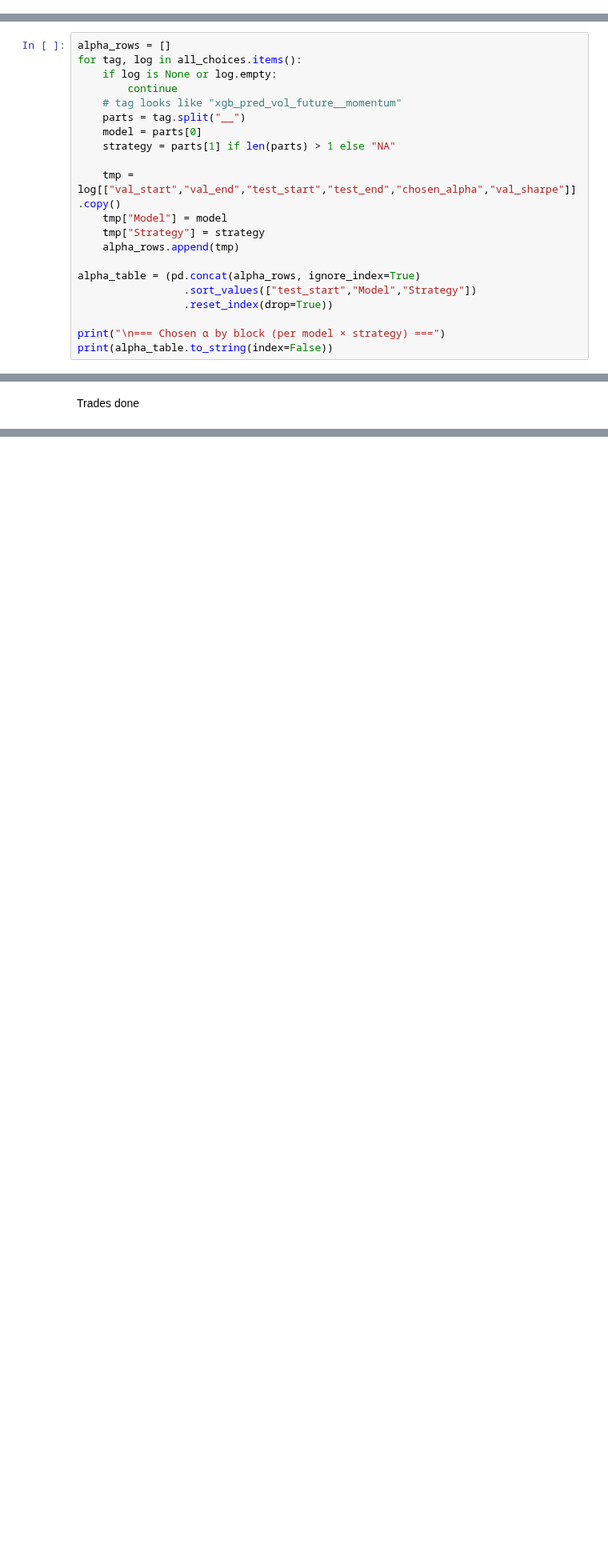
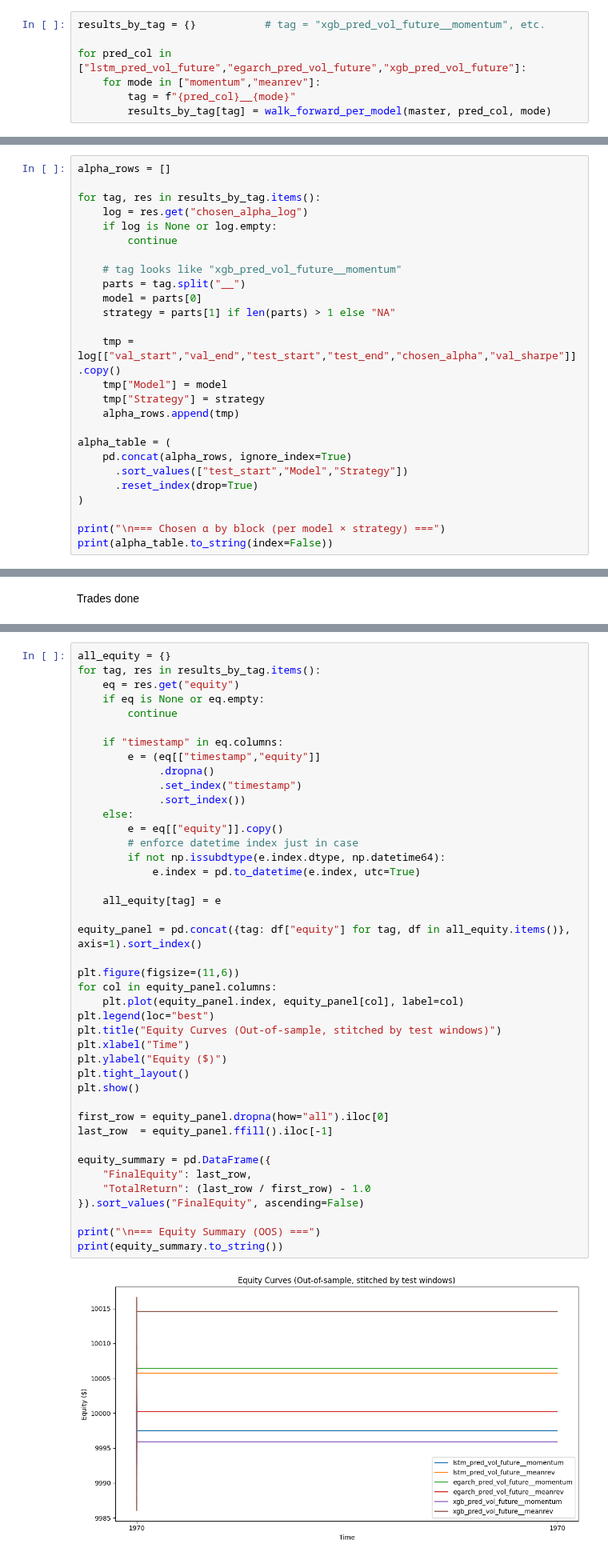
Before and after one commit to C3lineTan/DSE4101-CryptoWhale-2, a Jupyter notebook: BTC Models/Backtesting BTC.ipynb, the cells around one changed output, grey strips where cells are left out. Shown at 80% size. Cells and saved outputs as stored; diff of their text form; blank space fills up the shorter version.

Commit message:
add graph for equity and oos returns

```diff
--- a/BTC Models/Backtesting BTC.ipynb
+++ b/BTC Models/Backtesting BTC.ipynb
@@ -301,13 +315,23 @@ def walk_forward_per_model(df_full, pred_col, mode,
         "summary": summary,
         "test_windows": test_windows
     }
+# %%
+results_by_tag = {}           # tag = "xgb_pred_vol_future__momentum", etc.
+
+for pred_col in ["lstm_pred_vol_future","egarch_pred_vol_future","xgb_pred_vol_future"]:
+    for mode in ["momentum","meanrev"]:
+        tag = f"{pred_col}__{mode}"
+        results_by_tag[tag] = walk_forward_per_model(master, pred_col, mode)
 # %% [markdown]
 Chosen alpha by block
 # %%
 alpha_rows = []
-for tag, log in all_choices.items():
+
+for tag, res in results_by_tag.items():
+    log = res.get("chosen_alpha_log")
     if log is None or log.empty:
         continue
+
     # tag looks like "xgb_pred_vol_future__momentum"
     parts = tag.split("__")
     model = parts[0]
@@ -318,9 +342,11 @@ for tag, log in all_choices.items():
     tmp["Strategy"] = strategy
     alpha_rows.append(tmp)
 
-alpha_table = (pd.concat(alpha_rows, ignore_index=True)
-                 .sort_values(["test_start","Model","Strategy"])
-                 .reset_index(drop=True))
+alpha_table = (
+    pd.concat(alpha_rows, ignore_index=True)
+      .sort_values(["test_start","Model","Strategy"])
+      .reset_index(drop=True)
+)
 
 print("\n=== Chosen α by block (per model × strategy) ===")
 print(alpha_table.to_string(index=False))
@@ -369,3 +404,47 @@ egarch_pred_vol_future momentum       891.0    1010.0               12
   lstm_pred_vol_future momentum       891.0    1010.0               30          0.90
    xgb_pred_vol_future  meanrev       891.0    1010.0               62          0.90
    xgb_pred_vol_future momentum       891.0    1010.0               96          0.90
+# %%
+all_equity = {}
+for tag, res in results_by_tag.items():
+    eq = res.get("equity")
+    if eq is None or eq.empty:
+        continue
+
+    if "timestamp" in eq.columns:
+        e = (eq[["timestamp","equity"]]
+             .dropna()
+             .set_index("timestamp")
+             .sort_index())
+    else:
+        e = eq[["equity"]].copy()
+        # enforce datetime index just in case
+        if not np.issubdtype(e.index.dtype, np.datetime64):
+            e.index = pd.to_datetime(e.index, utc=True)
+
+    all_equity[tag] = e
+
+equity_panel = pd.concat({tag: df["equity"] for tag, df in all_equity.items()}, axis=1).sort_index()
+
+plt.figure(figsize=(11,6))
+for col in equity_panel.columns:
+    plt.plot(equity_panel.index, equity_panel[col], label=col)
+plt.legend(loc="best")
+plt.title("Equity Curves (Out-of-sample, stitched by test windows)")
+plt.xlabel("Time")
+plt.ylabel("Equity ($)")
+plt.tight_layout()
+plt.show()
+
+first_row = equity_panel.dropna(how="all").iloc[0]
+last_row  = equity_panel.ffill().iloc[-1]
+
+equity_summary = pd.DataFrame({
+    "FinalEquity": last_row,
+    "TotalReturn": (last_row / first_row) - 1.0
+}).sort_values("FinalEquity", ascending=False)
+
+print("\n=== Equity Summary (OOS) ===")
+print(equity_summary.to_string())
+# %% [output]
+[figure, added]
```
Also changed, not shown: parts of 4 cells of this notebook.
